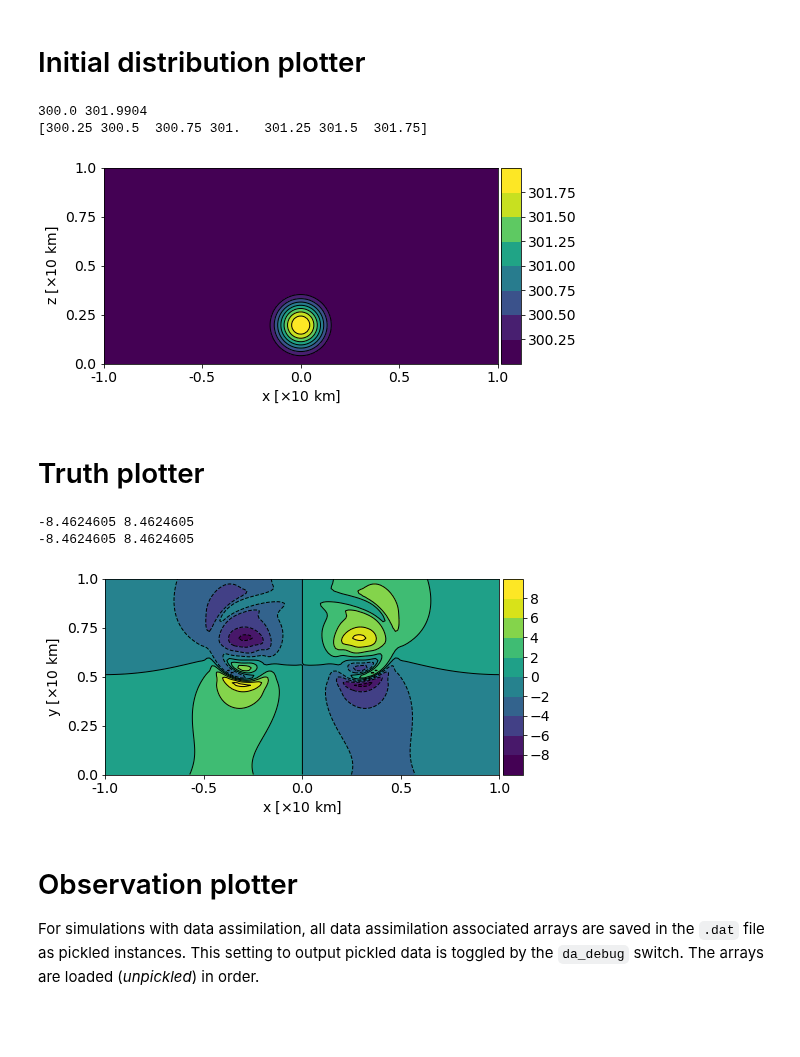
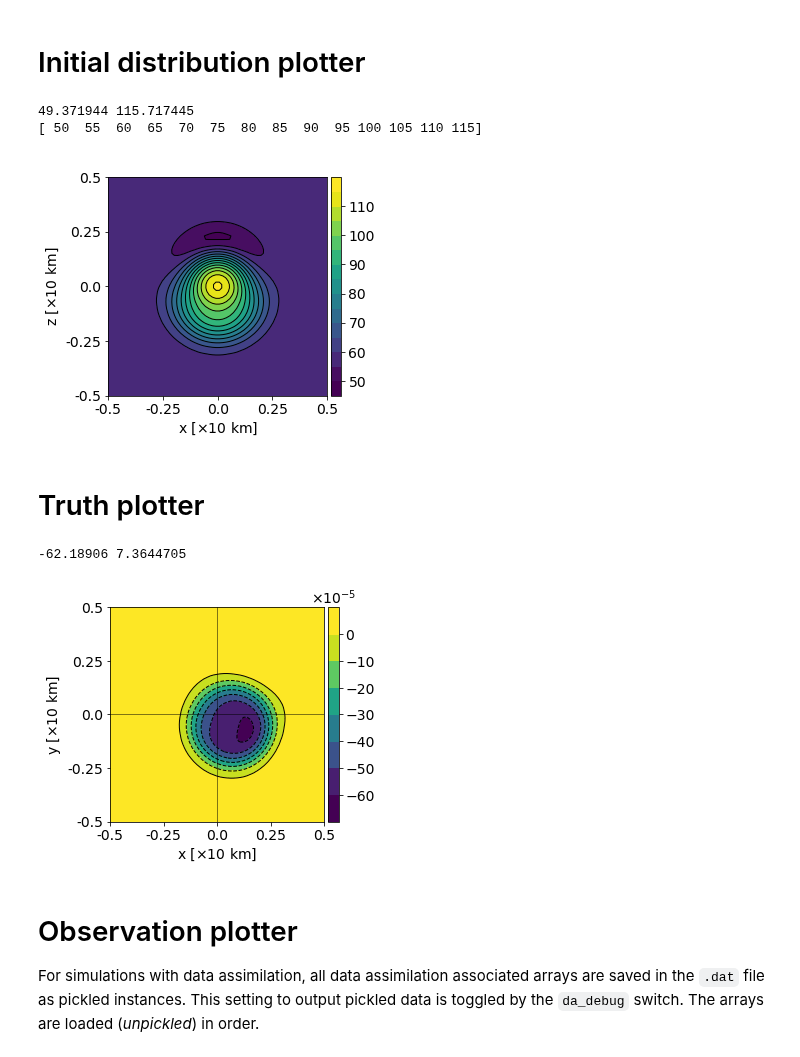
Before and after one commit to ray-chew/pyBELLA, a Jupyter notebook: visualiser_debugger/review_localdab/ic_obs_truth.ipynb, the cells around one changed output. Saved outputs shown, nothing was run; the diff lists cells and outputs as text; code cells hidden in the pictures; blank space fills up the shorter version.

Commit message:
latest notebooks
corresponding to figures in initial submission

```diff
--- a/visualiser_debugger/review_localdab/ic_obs_truth.ipynb
+++ b/visualiser_debugger/review_localdab/ic_obs_truth.ipynb
@@ -21,8 +21,8 @@ import pickle
 `swe` is the shallow water vortex, `euler` the Euler vortex and `rb` the rising bubble.
 # %%
 swe = False
-euler = False
-rb = True
+euler = True
+rb = False
 
 # plot rhou?
 rhou = False
@@ -128,15 +128,22 @@ elif euler:
     if rhou:
         lvls = np.arange(50,120,5)
         lbl += '_rhou'
+#         clbl = r'kg m$^{-1}$ s$^{-1}$'
+        clbl = '   '
     elif vortz:
         lvls = np.arange(-0.022,0.038,0.010) * 100
         lbl += '_vortz'
+        clbl = r'$\times 10^{-2}$ s$^{-1}$'
+        clbl = r'$\times 10^{-2}$'
     elif pot_temp:
         lvls = np.arange(1.10,2.0,0.10) #/ 300.0
         lbl += '_pt'
+        clbl = r'$\times 300$'
+#         lvls = None
     elif exner:
         lvls = np.arange(-0.0005,0.0001, 0.0001) * 1e4
         lbl += '_exner'
+        clbl = r'$\times 10^{-4}$'
 
 elif rb:
     et = 1.0
@@ -158,13 +165,15 @@ elif rb:
         lvls = np.linspace(299.75,302.0,10)
         lvls = np.linspace(300.25,302.0,8)
 #         lvls = np.linspace(299.5,302.0,11)
-        lvls = np.arange(300.25,301.75,.25)
+#         lvls = np.arange(300.25,301.75,.25)
+        lvls = np.arange(300.25,302.0,.25)
     else:
 #         lvls = np.linspace(300.0,302.0,11)
         lvls = np.linspace(299.75,302.0,10)
         lvls = np.linspace(300.25,302.0,8)
         lvls = np.arange(300.25,302,0.25)
     lbl = 'rb'
+    clbl = 'K'
 
 print(aa.min(),aa.max())
 print(lvls)
@@ -173,37 +182,38 @@ pl_lst = [ll]
 
 if swe or euler:
     x_axs = [-0.5,-0.25,0.0,0.25,0.5]
     y_axs = [-0.5,-0.25,0.0,0.25,0.5]
     pl = pt.plotter(pl_lst,ncols=1,figsize=(5,5),sharey=False)
 else:
     x_axs = [-1.0,-0.5,0.0,0.5,1.0]
     y_axs = [0.0,0.25,0.5,0.75,1.0]
     pl = pt.plotter(pl_lst,ncols=1,figsize=(8,4),sharey=False)
 
 if swe:
     x_label = r'x [$\times 100$ m]'
     y_label = r'y [$\times 100$ m]'
     x_loc = np.linspace(0,Nx-1,5)
     y_loc = np.linspace(0,Nz-1,5)
     pl.set_axes(x_locs=x_loc, y_locs=y_loc, x_axs=x_axs, y_axs=y_axs, x_label=x_label, y_label=y_label)
 else:
     x_label = r'x [$\times 10$ km]'
     y_label = r'z [$\times 10$ km]'
     if exner or vortz:
         x_loc = np.linspace(0,Nx,5)
         y_loc = np.linspace(0,Ny,5)
     else:
         x_loc = np.linspace(0,Nx-1,5)
         y_loc = np.linspace(0,Ny-1,5)
-    pl.set_axes(x_locs=x_loc, y_locs=y_loc, x_axs=x_axs, y_axs=y_axs, x_label=x_label, y_label=y_label)
+    pl.set_axes(x_locs=x_loc, y_locs=y_loc, x_axs=x_axs, y_axs=y_axs, x_label=x_label, y_label=y_label,cbar_label=clbl)
 _ = pl.plot(aspect='equal',method='contour',lvls=lvls)
 
 out_t = 'final' if end else 'initial'
+# pl.fig.tight_layout()
 pl.save_fig('./output/%s_%s' %(out_t,lbl))
 # %% [output]
-300.0 301.9904
-[300.25 300.5  300.75 301.   301.25 301.5  301.75]
+49.371944 115.717445
+[ 50  55  60  65  70  75  80  85  90  95 100 105 110 115]
-[figure, old version]
+[figure, new version]
 # %% [markdown]
 # Truth plotter
 # %%
@@ -311,7 +321,7 @@ if swe:
     y_axs = [-0.5,-0.25,0.0,0.25,0.5]
     axvline = 31.5
     axhline = 31.5
-    pl = pt.plotter(pl_lst,ncols=1,figsize=(10,5),sharey=False)
+    pl = pt.plotter(pl_lst,ncols=1,figsize=(5,5),sharey=False)
 elif euler:
     x_label = r'x [$\times 10$ km]'
     y_label = r'y [$\times 10$ km]'
@@ -321,16 +331,19 @@ elif euler:
         axvline = 31.5
         axhline = 31.5
         lvls = np.arange(60,120,10)
+        clbl = r'$\times 100$'
+        clbl = r'   '
     else:
         x_loc = np.linspace(0,Nx,5)
         y_loc = np.linspace(0,Ny,5)
         axvline = 32
         axhline = 32
         lvls = np.arange(-60,10,10)
+        clbl = r'$\times 10^{-5}$'
     x_axs = [-0.5,-0.25,0.0,0.25,0.5]
     y_axs = [-0.5,-0.25,0.0,0.25,0.5]
 
-    pl = pt.plotter(pl_lst,ncols=1,figsize=(10,5),sharey=False)
+    pl = pt.plotter(pl_lst,ncols=1,figsize=(5,5),sharey=False)
 elif rb:
     x_label = r'x [$\times 10$ km]'
     y_label = r'y [$\times 10$ km]'
@@ -344,15 +357,14 @@ elif rb:
 if rb:
     pl.set_axes(x_locs=x_loc, y_locs=y_loc, x_axs=x_axs, y_axs=y_axs, x_label=x_label, y_label=y_label)
 else:
-    pl.set_axes(x_locs=x_loc, y_locs=y_loc, x_axs=x_axs, y_axs=y_axs, x_label=x_label, y_label=y_label, axhline=axhline, axvline=axvline)
+    pl.set_axes(x_locs=x_loc, y_locs=y_loc, x_axs=x_axs, y_axs=y_axs, x_label=x_label, y_label=y_label, axhline=axhline, axvline=axvline, cbar_label=clbl)
 _ = pl.plot(aspect='equal',method='contour',lvls=lvls)
 
 rhou_lbl = '_rhou' if rhou else ''
 pl.save_fig('./output/%s_truth%s' %(lbl,rhou_lbl))
 # %% [output]
--8.4624605 8.4624605
--8.4624605 8.4624605
+-62.18906 7.3644705
-[figure, old version]
+[figure, new version]
 # %% [markdown]
 # Observation plotter
 
```
Also changed, not shown: parts of 1 cell of this notebook, 3 other files.
